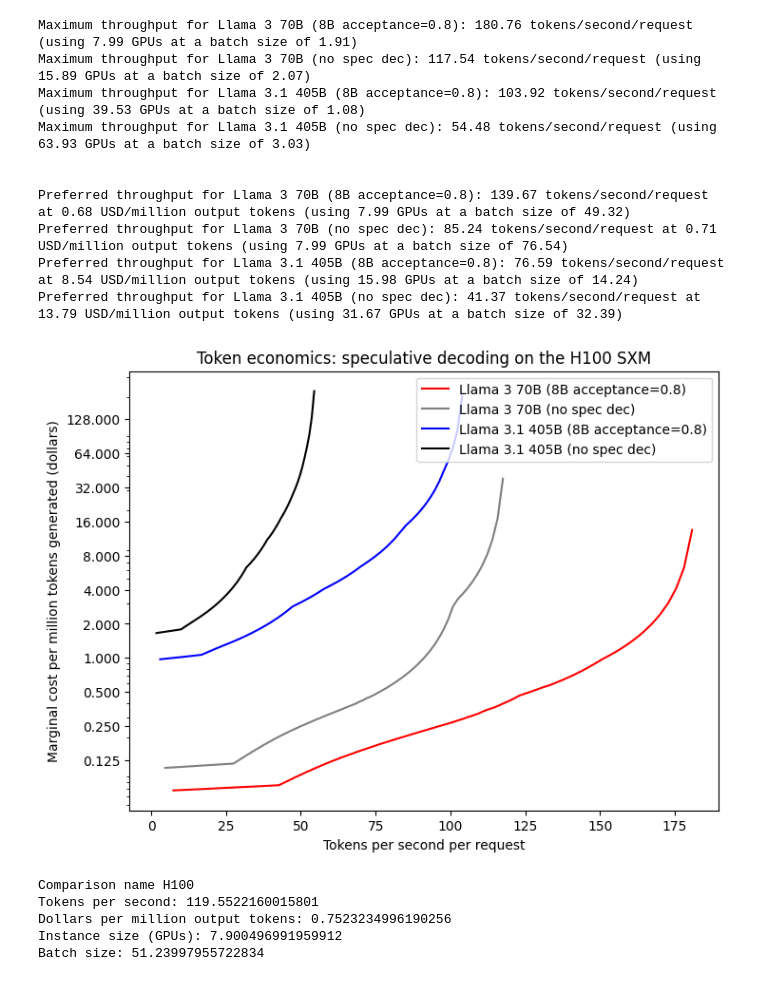
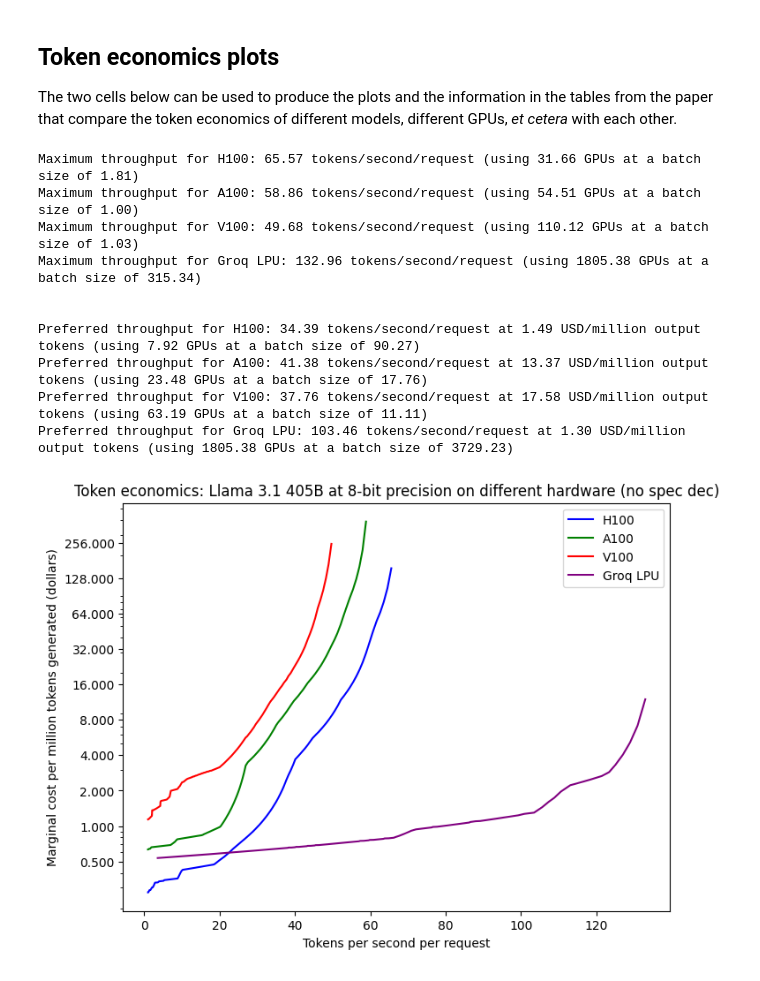
Before and after one commit to YafahEdelman/inference-economics, a Jupyter notebook: inference_economics_notebook.ipynb, the cells around one changed output. Saved outputs shown, nothing was run; the diff lists cells and outputs as text; code cells hidden in the pictures.

```diff
--- a/inference_economics_notebook.ipynb
+++ b/inference_economics_notebook.ipynb
@@ -684,3 +723,7 @@ plt.show()
+# %% [markdown]
+## Token economics plots
+
+The two cells below can be used to produce the plots and the information in the tables from the paper that compare the token economics of different models, different GPUs, *et cetera* with each other.
 # %%
 @dataclass
 class TokenEconSettings:
@@ -724,10 +767,10 @@ all_models_comparison = [TokenEconSettings(name="GPT-4 (speculative)", gpu=H100,
                          #TokenEconSettings(name="Llama 3 8B", gpu=H100, model=Llama_3_8B, observed_perf=[(374, 0.2)], color="black")
                          ]
 
-gpus_comparison = [TokenEconSettings(name="H100", gpu=H100, model=Llama_3_8B_8_bit, input_len=0, max_throughput_tokens_per_second=np.infty, color="blue"),
-                   TokenEconSettings(name="A100", gpu=A100, model=Llama_3_8B_8_bit, input_len=0, max_throughput_tokens_per_second=np.infty, color="green"),
-                   TokenEconSettings(name="V100", gpu=V100, model=Llama_3_8B_8_bit, input_len=0, max_throughput_tokens_per_second=np.infty, color="red"),
-                   TokenEconSettings(name="Groq LPU", gpu=Groq_LPU, model=Llama_3_8B_8_bit, input_len=0, max_throughput_tokens_per_second=np.infty, color="purple")]
+gpus_comparison = [TokenEconSettings(name="H100", gpu=H100, model=Llama_3_405B_8_bit, input_len=0, max_throughput_tokens_per_second=np.infty, color="blue"),
+                   TokenEconSettings(name="A100", gpu=A100, model=Llama_3_405B_8_bit, input_len=0, max_throughput_tokens_per_second=np.infty, color="green"),
+                   TokenEconSettings(name="V100", gpu=V100, model=Llama_3_405B_8_bit, input_len=0, max_throughput_tokens_per_second=np.infty, color="red"),
+                   TokenEconSettings(name="Groq LPU", gpu=Groq_LPU, model=Llama_3_405B_8_bit, input_len=0, max_throughput_tokens_per_second=np.infty, color="purple")]
 
 context_length_comparison = [TokenEconSettings(name="Empty context", gpu=H100, model=Llama_3_70B_8_bit, input_len=0, max_throughput_tokens_per_second=np.infty, color="blue"),
                              TokenEconSettings(name="Context of 1K tokens", gpu=H100, model=Llama_3_70B_8_bit, input_len=1000, max_throughput_tokens_per_second=np.infty, color="green"),
@@ -757,8 +800,8 @@ def pareto_fronts(comparison_list: list[TokenEconSettings], token_latency_second
     # min_num_of_gpus = np.maximum(1, model.total_params*model.precision_bytes/gpu.hbm_size_bytes)
     min_num_of_gpus = model.total_params*model.weight_precision_bytes/gpu.hbm_size_bytes
 
-    batch_size_range = np.logspace(0, 11 + np.log2(model.sparsity_factor), num=400, base=2)
-    n_gpu_range = np.logspace(np.log2(min_num_of_gpus), 14, num=400, base=2)
+    batch_size_range = np.logspace(0, 18 + np.log2(model.sparsity_factor), num=400, base=2)
+    n_gpu_range = np.logspace(np.log2(min_num_of_gpus), 18, num=400, base=2)
 
     batch_size_array = np.transpose(np.tile(batch_size_range, (len(n_gpu_range), 1)))
     n_gpu_array = np.tile(n_gpu_range, (len(batch_size_range), 1))
@@ -819,12 +862,12 @@ def preference_maximizing_settings(comparison, token_economics_results):
   return results
 
 #token_economics_results = pareto_fronts(llama_comparison, section_2_2_token_latency_seconds)
-#current_comparison = gpus_comparison
+current_comparison = gpus_comparison
 #current_comparison = all_models_comparison
 #current_comparison = context_length_comparison
 #current_comparison = llama_comparison
 #current_comparison = quantization_comparison
-current_comparison = spec_dec_comparison
+#current_comparison = spec_dec_comparison
 
 #current_comparison = tpu_test
 
@@ -846,56 +889,42 @@ for (comparison_setting, (x_coords, y_coords, gpu_counts, batch_sizes)) in zip(c
       y_l.append(y)
 
     plt.scatter(x_l, y_l, color=comparison_setting.color)
 
   opt_index = np.argmax(x_coords)
   print("Maximum throughput for %s: %.2f tokens/second/request (using %.2f GPUs at a batch size of %.2f)" % (comparison_setting.name, x_coords[opt_index], \
                                                                                                              gpu_counts[opt_index], batch_sizes[opt_index]))
 print("\n")
 
 preference_max_results = preference_maximizing_settings(current_comparison, token_economics_results)
 for setting_name in preference_max_results:
   results_dict = preference_max_results[setting_name]
   print("Preferred throughput for %s: %.2f tokens/second/request at %.2f USD/million output tokens (using %.2f GPUs at a batch size of %.2f)" % (setting_name, results_dict["tokens_per_second_per_request"], \
                                                                                                                                                  results_dict["price_dollars_per_million_tokens"], \
                                                                                                                                                  results_dict["gpus_per_instance"], \
                                                                                                                                                  results_dict["batch_size"]))
 
 plt.xlabel("Tokens per second per request")
 plt.ylabel("Marginal cost per million tokens generated (dollars)")
 
 plt.yscale("log")
 plt.gca().set_yticks([tick for tick in np.logspace(start=-10, stop=10, num=21, base=2) if tick <= max_y and tick >= min_y])
 plt.gca().get_yaxis().set_major_formatter(plt.FuncFormatter(lambda y, _: '%.3f' % y))
 
-plt.title("Token economics: speculative decoding on the H100 SXM")
+plt.title("Token economics: Llama 3.1 405B at 8-bit precision on different hardware (no spec dec)")
 plt.legend()
 
-plt.savefig("token_economics_spec_dec_comparison.pdf")
+plt.savefig("token_economics_gpu_comparison.pdf")
+plt.savefig("token_economics_gpu_comparison.png")
 plt.show()
 # %% [output]
-Maximum throughput for Llama 3 70B (8B acceptance=0.8): 180.76 tokens/second/request (using 7.99 GPUs at a batch size of 1.91)
-Maximum throughput for Llama 3 70B (no spec dec): 117.54 tokens/second/request (using 15.89 GPUs at a batch size of 2.07)
-Maximum throughput for Llama 3.1 405B (8B acceptance=0.8): 103.92 tokens/second/request (using 39.53 GPUs at a batch size of 1.08)
-Maximum throughput for Llama 3.1 405B (no spec dec): 54.48 tokens/second/request (using 63.93 GPUs at a batch size of 3.03)
+Maximum throughput for H100: 65.57 tokens/second/request (using 31.66 GPUs at a batch size of 1.81)
+Maximum throughput for A100: 58.86 tokens/second/request (using 54.51 GPUs at a batch size of 1.00)
+Maximum throughput for V100: 49.68 tokens/second/request (using 110.12 GPUs at a batch size of 1.03)
+Maximum throughput for Groq LPU: 132.96 tokens/second/request (using 1805.38 GPUs at a batch size of 315.34)
 
 
-Preferred throughput for Llama 3 70B (8B acceptance=0.8): 139.67 tokens/second/request at 0.68 USD/million output tokens (using 7.99 GPUs at a batch size of 49.32)
-Preferred throughput for Llama 3 70B (no spec dec): 85.24 tokens/second/request at 0.71 USD/million output tokens (using 7.99 GPUs at a batch size of 76.54)
-Preferred throughput for Llama 3.1 405B (8B acceptance=0.8): 76.59 tokens/second/request at 8.54 USD/million output tokens (using 15.98 GPUs at a batch size of 14.24)
-Preferred throughput for Llama 3.1 405B (no spec dec): 41.37 tokens/second/request at 13.79 USD/million output tokens (using 31.67 GPUs at a batch size of 32.39)
+Preferred throughput for H100: 34.39 tokens/second/request at 1.49 USD/million output tokens (using 7.92 GPUs at a batch size of 90.27)
+Preferred throughput for A100: 41.38 tokens/second/request at 13.37 USD/million output tokens (using 23.48 GPUs at a batch size of 17.76)
+Preferred throughput for V100: 37.76 tokens/second/request at 17.58 USD/million output tokens (using 63.19 GPUs at a batch size of 11.11)
+Preferred throughput for Groq LPU: 103.46 tokens/second/request at 1.30 USD/million output tokens (using 1805.38 GPUs at a batch size of 3729.23)
-[figure, old version]
+[figure, new version]
-# %%
-comp_index = 0
-i = np.argmin([abs(x-120) for x in token_economics_results[comp_index][0]])
-
-print("Comparison name", current_comparison[comp_index].name)
-print("Tokens per second:", token_economics_results[comp_index][0][i])
-print("Dollars per million output tokens:", token_economics_results[comp_index][1][i])
-print("Instance size (GPUs):", token_economics_results[comp_index][2][i])
-print("Batch size:", token_economics_results[comp_index][3][i])
-# %% [output]
-Comparison name H100
-Tokens per second: 119.5522160015801
-Dollars per million output tokens: 0.7523234996190256
-Instance size (GPUs): 7.900496991959912
-Batch size: 51.23997955722834
```
Also changed, not shown: parts of 9 cells of this notebook.
